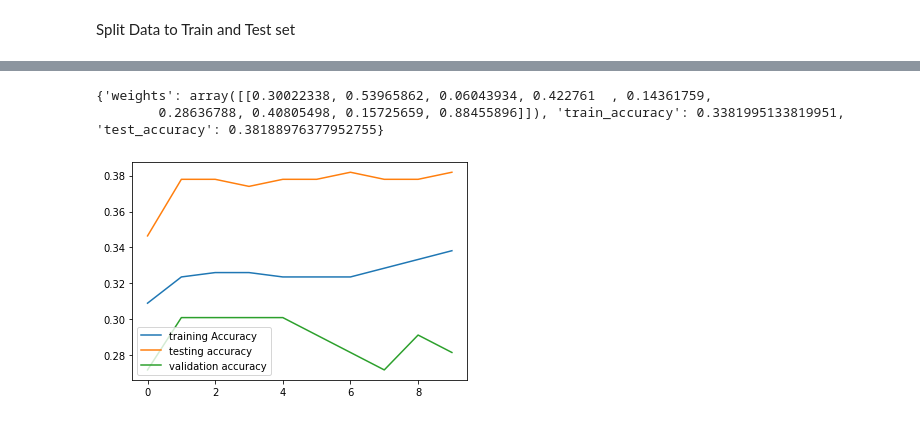
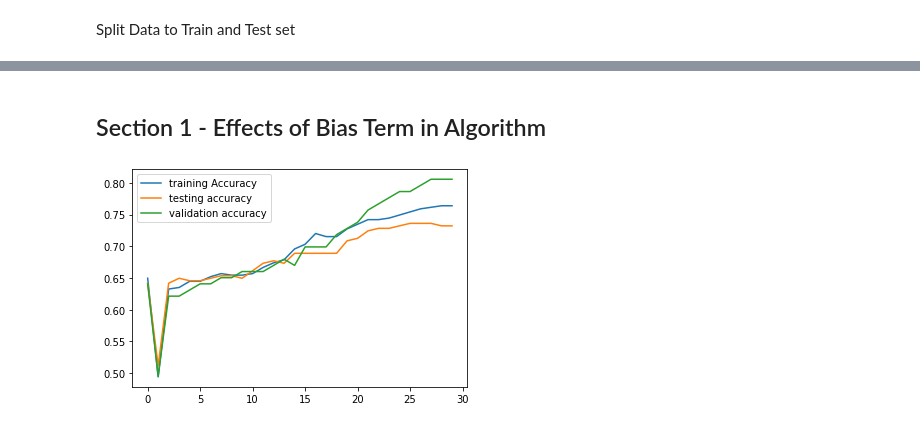
Before and after one commit to thethomasam/Perceptron, a Jupyter notebook: myPerceptron.ipynb, the cells around one changed output, grey strips where cells are left out. Cells and saved outputs as stored; diff of their text form; code cells hidden in the pictures.

```diff
--- a/myPerceptron.ipynb
+++ b/myPerceptron.ipynb
@@ -19,12 +23,3 @@ X=pd.DataFrame(X.toarray())
 y=pd.DataFrame(y)
 # %% [markdown]
 Split Data to Train and Test set
-# %%
-def  split_data(X,y):
-    np.random.seed(x)
-    X_train, X_test, y_train, y_test = train_test_split(X, y, test_size=0.33,stratify=y )
-    return X_train, X_test, y_train, y_test
-X_train, X_test, y_train, y_test=split_data(X,y)
-
-
-X_train
@@ -154,11 +177,8 @@ class MyPerceptron :
+# %% [markdown]
+## Section 1 - Effects of Bias Term in Algorithm
 # %%
-b=MyPerceptron(X,y,10,True)
-b.train(b.perceptron_loss)
-
-
-b.get_best_weights()
+b=MyPerceptron(X,y,True)
+b.train(b.hinge_loss)
 b.plot_acc()
 # %% [output]
-{'weights': array([[0.30022338, 0.53965862, 0.06043934, 0.422761  , 0.14361759,
-        0.28636788, 0.40805498, 0.15725659, 0.88455896]]), 'train_accuracy': 0.3381995133819951, 'test_accuracy': 0.38188976377952755}
-[figure, old version]
+[figure, new version]
```
Also changed, not shown: parts of 26 cells of this notebook.
